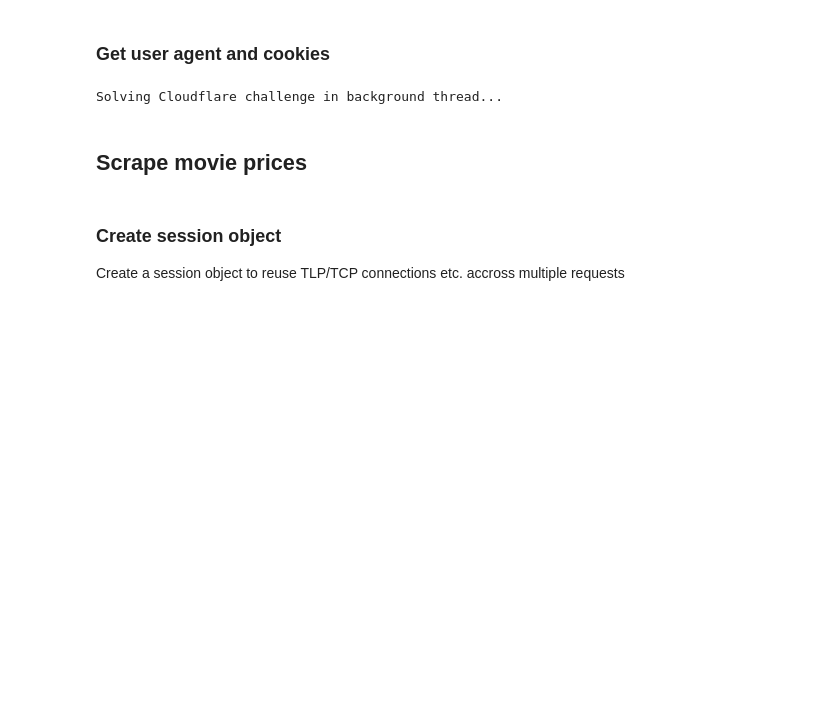
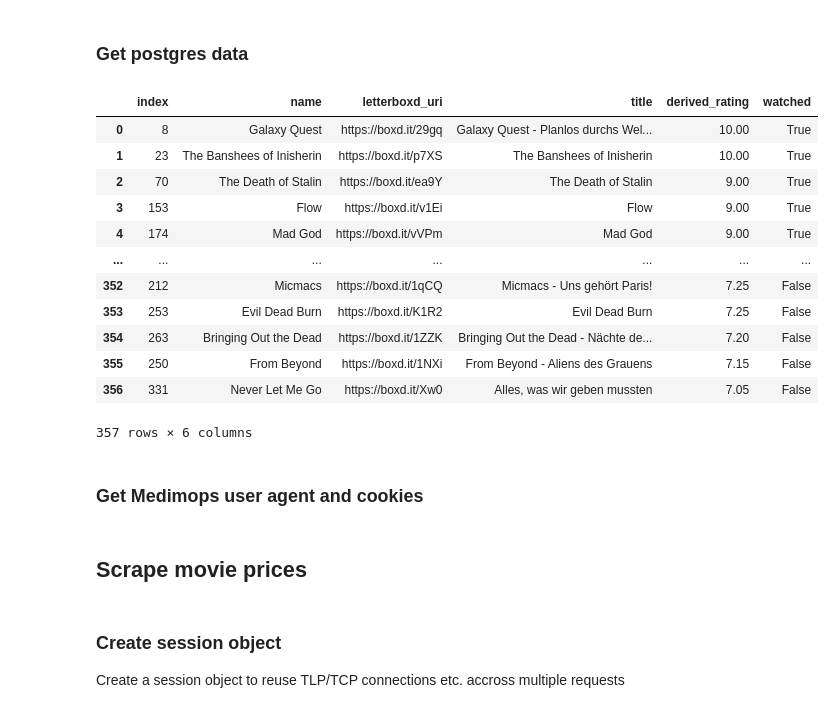
Before and after one commit to irnscvngr/moviedata2, a Jupyter notebook: medimops_test.ipynb, the cells around one changed output. Cells and saved outputs as stored; diff of their text form; code cells hidden in the pictures; blank space fills up the shorter version.

Commit message:
updated medimops

```diff
--- a/medimops_test.ipynb
+++ b/medimops_test.ipynb
@@ -8,0 +18,2 @@ from curl_cffi import requests
+# %% [markdown]
+### Get postgres data
@@ -9,27 +25,31 @@ from curl_cffi import requests
+# %%
+# Create connection engine for postgres
+engine = create_engine(f"postgresql://postgres:{PG_PASSWORD}@localhost:5432/moviedata")
+
+# Query the postgres view
+query = "SELECT * FROM public.shop_candidates;"
+
+# Read into DataFrame
+df_shop_candidates = (
+    pd.read_sql(query, con=engine)
+    .sort_values(['watched','derived_rating'], ascending=False)
+    .reset_index()
+)
+
+df_shop_candidates
+# %% [output]
+|  | index | name | letterboxd_uri | title | derived_rating | watched |
+| 0 | 8 | Galaxy Quest | https://boxd.it/29gq | Galaxy Quest - Planlos durchs Wel... | 10.00 | True |
+| 1 | 23 | The Banshees of Inisherin | https://boxd.it/p7XS | The Banshees of Inisherin | 10.00 | True |
+| 2 | 70 | The Death of Stalin | https://boxd.it/ea9Y | The Death of Stalin | 9.00 | True |
+| 3 | 153 | Flow | https://boxd.it/v1Ei | Flow | 9.00 | True |
+| 4 | 174 | Mad God | https://boxd.it/vVPm | Mad God | 9.00 | True |
+| ... | ... | ... | ... | ... | ... | ... |
+| 352 | 212 | Micmacs | https://boxd.it/1qCQ | Micmacs - Uns gehört Paris! | 7.25 | False |
+| 353 | 253 | Evil Dead Burn | https://boxd.it/K1R2 | Evil Dead Burn | 7.25 | False |
+| 354 | 263 | Bringing Out the Dead | https://boxd.it/1ZZK | Bringing Out the Dead - Nächte de... | 7.20 | False |
+| 355 | 250 | From Beyond | https://boxd.it/1NXi | From Beyond - Aliens des Grauens | 7.15 | False |
+| 356 | 331 | Never Let Me Go | https://boxd.it/Xw0 | Alles, was wir geben mussten | 7.05 | False |
+357 rows × 6 columns
 # %% [markdown]
-### Get user agent and cookies
+### Get Medimops user agent and cookies
-# %%
-# Fix Windows asyncio subprocess policy so threads can spawn the browser
-# if sys.platform == "win32":
-#     asyncio.set_event_loop_policy(asyncio.WindowsProactorEventLoopPolicy())
-
-target_url = "https://www.medimops.de"
-
-# Helper function running pure synchronous Camoufox
-def fetch_cloudflare_tokens(url):
-    print("Solving Cloudflare challenge in background thread...")
-    with Camoufox(headless=True) as browser:
-        page = browser.new_page()
-        page.goto(url, wait_until="networkidle")
-
-        cookies = {c['name']: c['value'] for c in page.context.cookies()}
-        user_agent = page.evaluate("navigator.userAgent")
-
-    return cookies, user_agent
-
-# Step 1: Execute synchronous Camoufox isolated in a background thread
-with ThreadPoolExecutor(max_workers=1) as executor:
-    future = executor.submit(fetch_cloudflare_tokens, target_url)
-    cookies, user_agent = future.result()
-# %% [output]
-Solving Cloudflare challenge in background thread...
```
Also changed, not shown: parts of 8 cells of this notebook.
